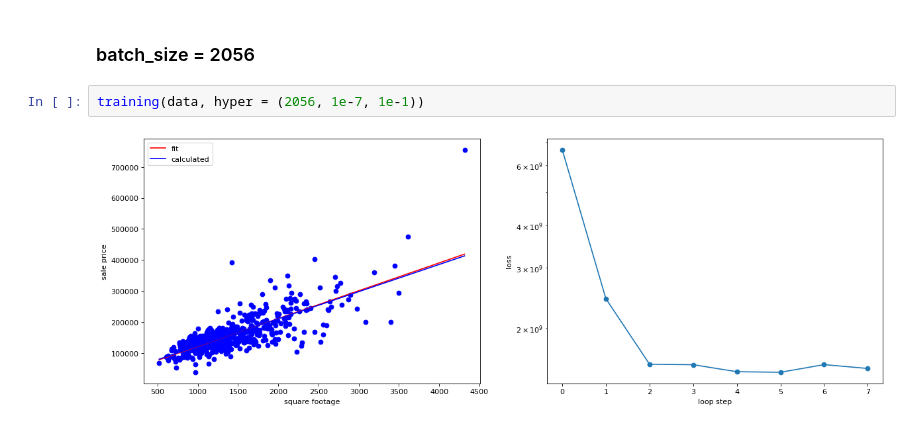
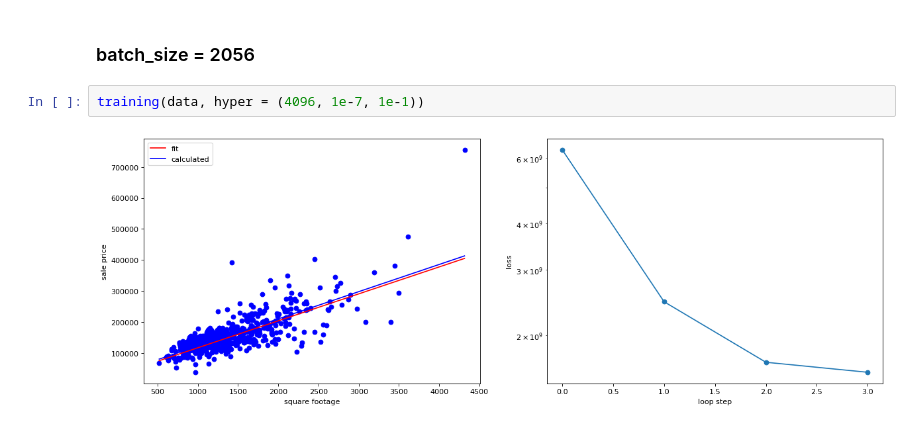
Before and after one commit to WolandDream/ai-science-training-series, a Jupyter notebook: 01_intro_AI_on_Supercomputer/01_linear_regression_sgd.ipynb, the cells around one changed output. Drawn from its saved outputs; the diff is of its cells as text.

```diff
--- a/01_intro_AI_on_Supercomputer/01_linear_regression_sgd.ipynb
+++ b/01_intro_AI_on_Supercomputer/01_linear_regression_sgd.ipynb
@@ -502,6 +502,6 @@ training(data, hyper = (1024, 1e-7, 1e-1))
 # %% [markdown]
 ### batch_size = 2056
 # %%
-training(data, hyper = (2056, 1e-7, 1e-1))
+training(data, hyper = (4096, 1e-7, 1e-1))
 # %% [output]
-[figure, old version]
+[figure, new version]
```
Also changed, not shown: parts of 8 cells of this notebook.
